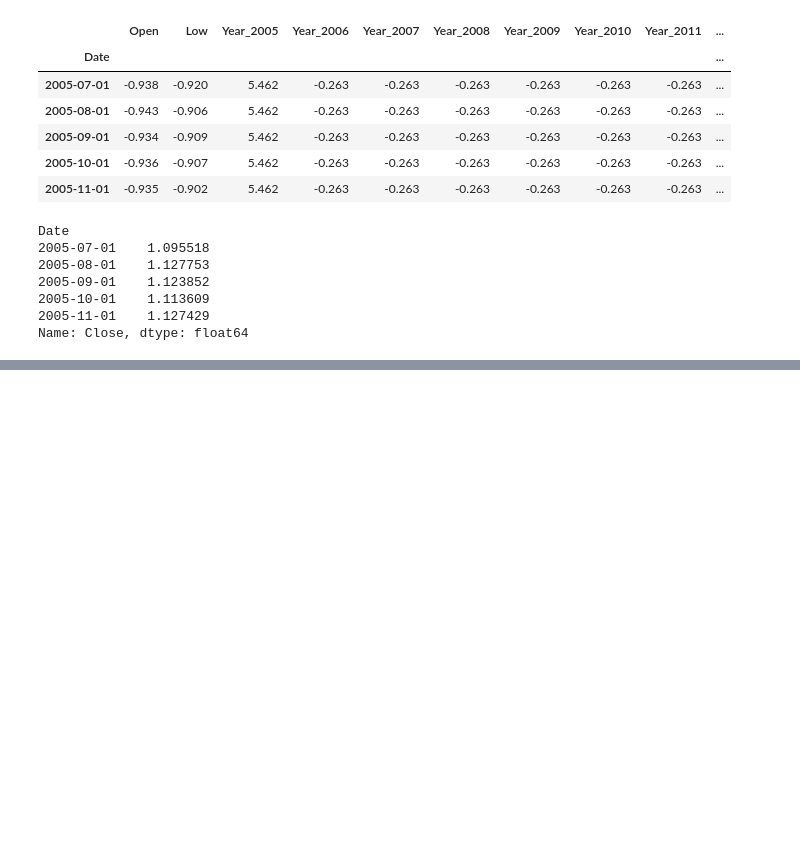
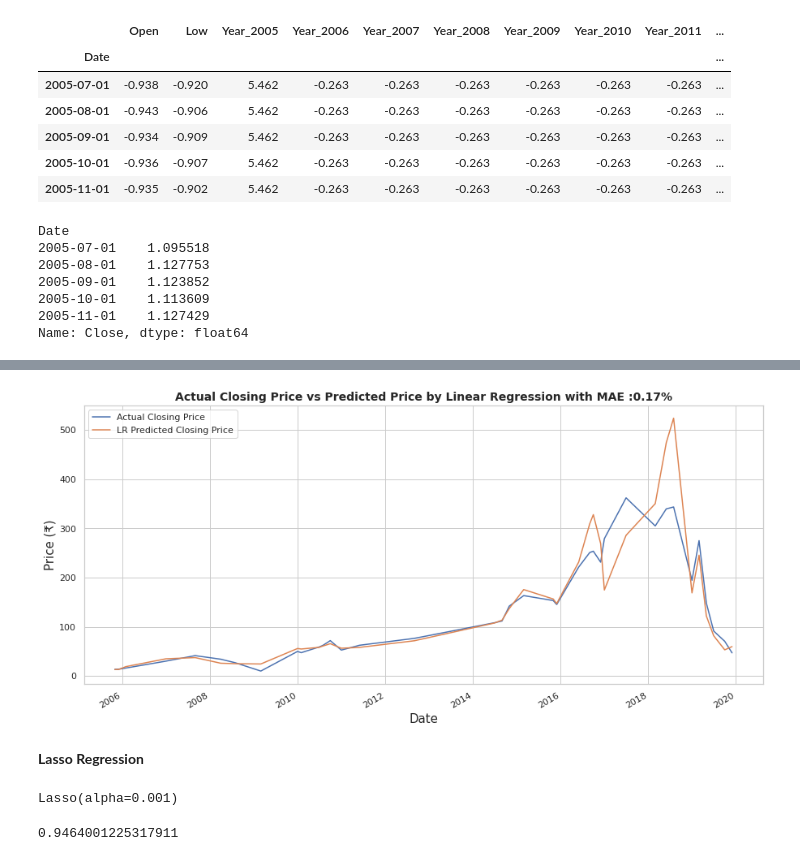
Before and after one commit to sunanda-debnath/Yes-Bank-Stock-Predication, a Jupyter notebook: Yes__Bank__Stock_Predication.ipynb, the cells around one changed output, grey strips where cells are left out. Saved outputs shown, nothing was run; the diff lists cells and outputs as text; code cells hidden in the pictures; blank space fills up the shorter version.

```diff
--- a/Yes__Bank__Stock_Predication.ipynb
+++ b/Yes__Bank__Stock_Predication.ipynb
@@ -352,0 +373,3 @@ Name: Close, dtype: float64
+# %%
+#fitting the data into Regression model
+lr=LinearRegression().fit(X_train,y_train)
@@ -352,0 +391,3 @@ Name: Close, dtype: float64
+# %%
+y_pred=lr.predict(X_test)
+print (y_pred)
@@ -352,0 +424,3 @@ Name: Close, dtype: float64
+# %%
+test_df['LR Predicted Closing Price'] = 10**y_pred
+test_df.head(3)
@@ -352,0 +433,16 @@ Name: Close, dtype: float64
+# %%
+#Mean Absolute Error
+MAE  = mean_absolute_percentage_error
+# %%
+#Graph between Actual Close price and Predicted Price
+sns.set(style='whitegrid')
+test_df.plot(figsize = (15,7))
+plt.xlabel('Date',fontsize = 15)
+plt.ylabel('Price (₹)',fontsize = 15)
+plt.title('Actual Closing Price vs Predicted Price by Linear Regression with MAE :{:.2f}%'.format(MAE(10**y_test,10**y_pred)),fontweight = 'bold',fontsize = 14)
+plt.legend()
+plt.show()
+# %% [output]
+[figure, added]
+# %% [markdown]
+**Lasso Regression**
@@ -352,0 +451,8 @@ Name: Close, dtype: float64
+# %%
+lasso_reg.fit(X_train,y_train)
+# %% [output]
+Lasso(alpha=0.001)
+# %%
+lasso_reg.score(X_train, y_train)
+# %% [output]
+0.9464001225317911
```
Also changed, not shown: parts of 21 cells of this notebook.
